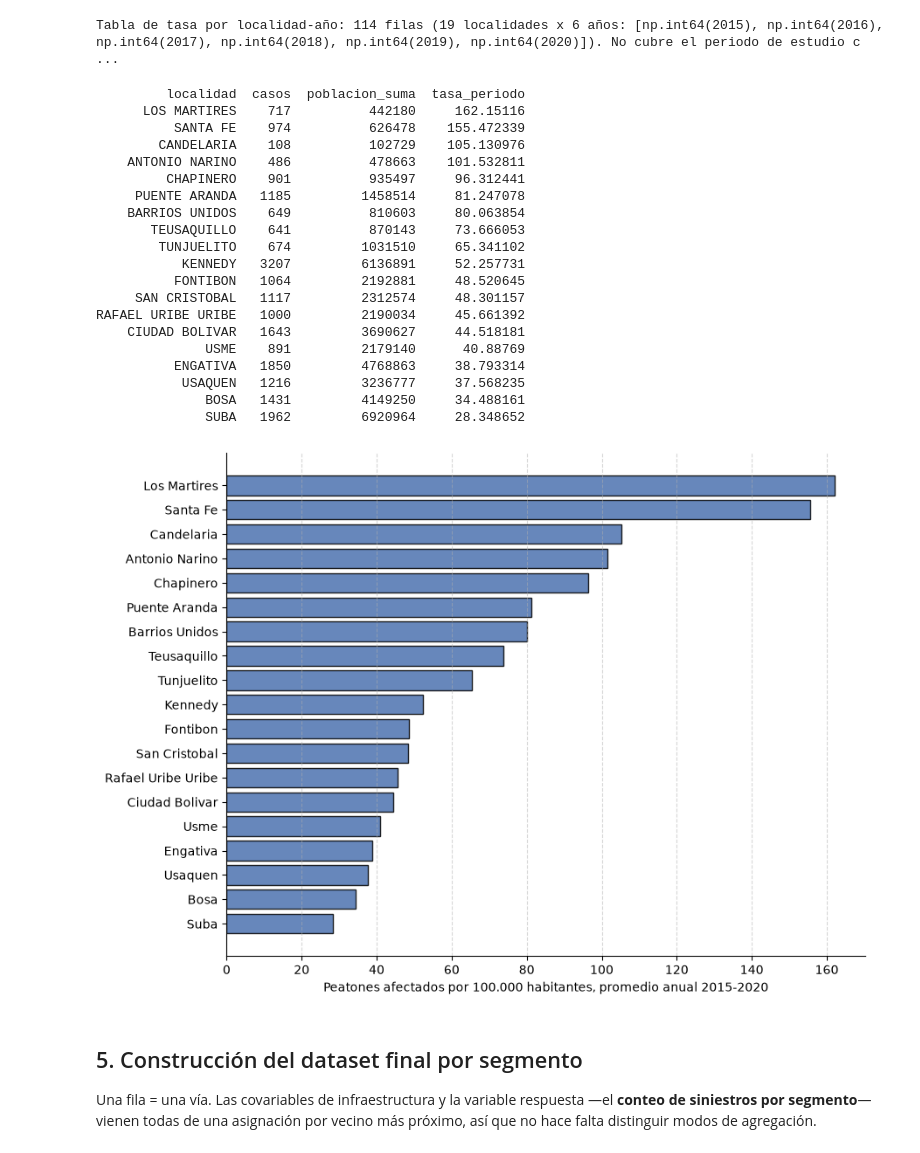
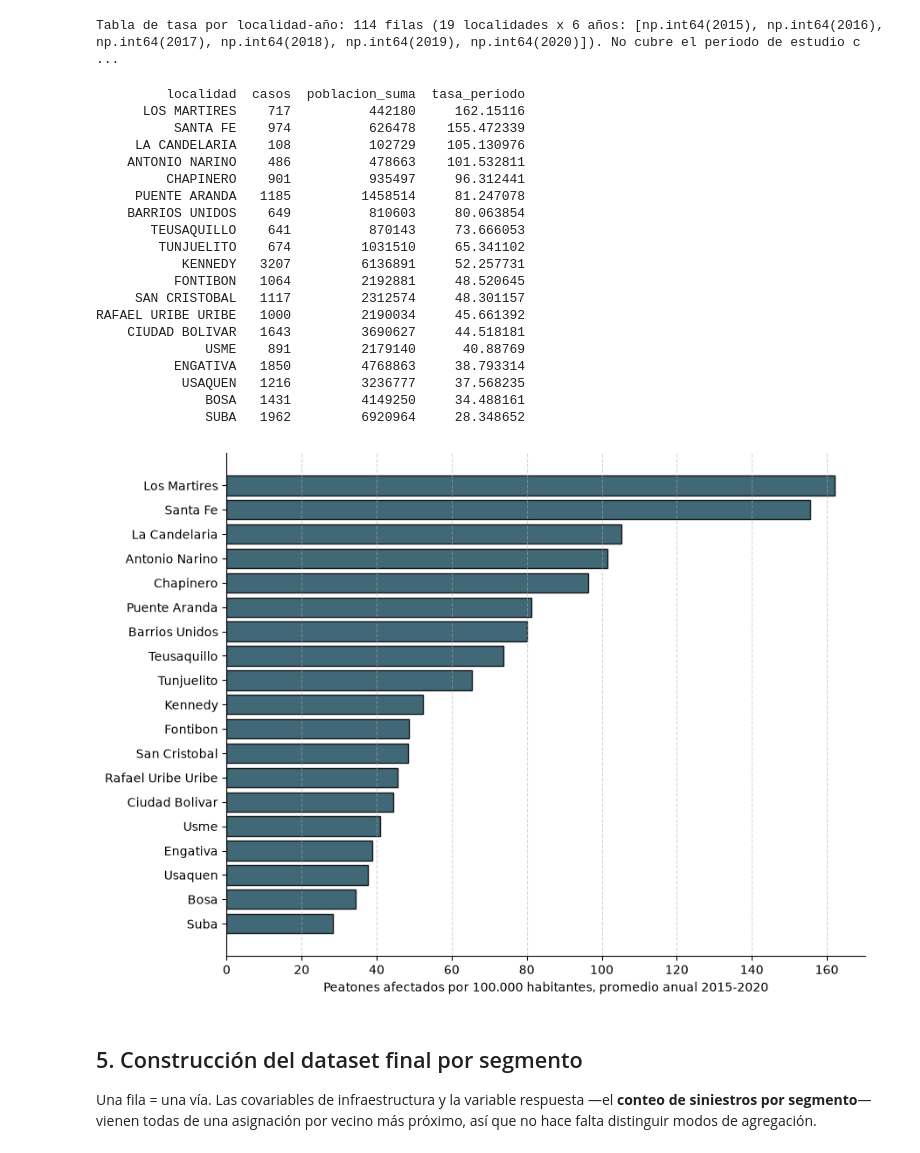
Before and after one commit to BryHerNi21/TT, a Jupyter notebook: Union_segmentos.ipynb, the cells around one changed output. Cells and saved outputs as stored; diff of their text form; code cells hidden in the pictures.

```diff
--- a/Union_segmentos.ipynb
+++ b/Union_segmentos.ipynb
@@ -595,7 +634,7 @@ Bogotá D.C." (SDP / Datos Abiertos Bogotá), con columna de nombre `LocNombre`.
 # %%
 RUTA_ANEXO_POBLACION = "Data/raw/osb_demografia-poblacion-localidad.csv"  # SDS/SaluData, DANE-SDP 2005-2035
 
-poblacion_raw = pd.read_csv(RUTA_ANEXO_POBLACION,sep=',', encoding='utf-8')
+poblacion_raw = pd.read_csv(RUTA_ANEXO_POBLACION,sep=';', encoding='utf-8')
 poblacion_raw.columns = poblacion_raw.columns.str.strip().str.upper()
 
 print("Columnas leídas   :", poblacion_raw.columns.tolist())
@@ -967,6 +1006,15 @@ if COL_LOCALIDAD_SIN and COL_ANIO_SIN:
 # %% [output]
 Tabla de tasa por localidad-año: 114 filas (19 localidades x 6 años: [np.int64(2015), np.int64(2016), np.int64(2017), np.int64(2018), np.int64(2019), np.int64(2020)]). No cubre el periodo de estudio c ...
 # %%
+# Corregir el nombre de la localidad
+resumen_localidad_anio['localidad'] = (
+    resumen_localidad_anio['localidad']
+    .replace({
+        'CANDELARIA': 'LA CANDELARIA'
+    })
+    .str.strip()
+)
+
 if COL_LOCALIDAD_SIN and COL_ANIO_SIN:
     # Tasa ponderada del periodo: casos totales 2015-2020 / población sumada de los 6 años x
     # 100.000. NO es el promedio simple de las 6 tasas anuales (ese promedio sin ponderar fue
@@ -988,36 +1036,36 @@ if COL_LOCALIDAD_SIN and COL_ANIO_SIN:
         print(incompletas.to_string(index=False))
 
     print(per[['localidad', 'casos', 'poblacion_suma', 'tasa_periodo']].to_string(index=False))
 
     fig, ax = plt.subplots(figsize=(9, 6.5))
     d = per.sort_values('tasa_periodo')
-    ax.barh(d['localidad'].str.title(), d['tasa_periodo'], color='#4C72B0', edgecolor='black', alpha=0.85)
+    ax.barh(d['localidad'].str.title(), d['tasa_periodo'], color='#1F4E5F', edgecolor='black', alpha=0.85)
     ax.set_xlabel('Peatones afectados por 100.000 habitantes, promedio anual 2015-2020')
     ax.grid(axis='x', linestyle='--', alpha=0.5)
     ax.spines['top'].set_visible(False); ax.spines['right'].set_visible(False)
     plt.tight_layout(); plt.show()
 # %% [output]
          localidad  casos  poblacion_suma  tasa_periodo
       LOS MARTIRES    717          442180     162.15116
           SANTA FE    974          626478    155.472339
-        CANDELARIA    108          102729    105.130976
+     LA CANDELARIA    108          102729    105.130976
     ANTONIO NARINO    486          478663    101.532811
          CHAPINERO    901          935497     96.312441
      PUENTE ARANDA   1185         1458514     81.247078
     BARRIOS UNIDOS    649          810603     80.063854
        TEUSAQUILLO    641          870143     73.666053
         TUNJUELITO    674         1031510     65.341102
            KENNEDY   3207         6136891     52.257731
           FONTIBON   1064         2192881     48.520645
      SAN CRISTOBAL   1117         2312574     48.301157
 RAFAEL URIBE URIBE   1000         2190034     45.661392
     CIUDAD BOLIVAR   1643         3690627     44.518181
               USME    891         2179140      40.88769
           ENGATIVA   1850         4768863     38.793314
            USAQUEN   1216         3236777     37.568235
               BOSA   1431         4149250     34.488161
               SUBA   1962         6920964     28.348652
-[figure, old version]
+[figure, new version]
 # %% [markdown]
 ## 5. Construcción del dataset final por segmento
 
```
Also changed, not shown: parts of 2 cells of this notebook, 9 other files.
